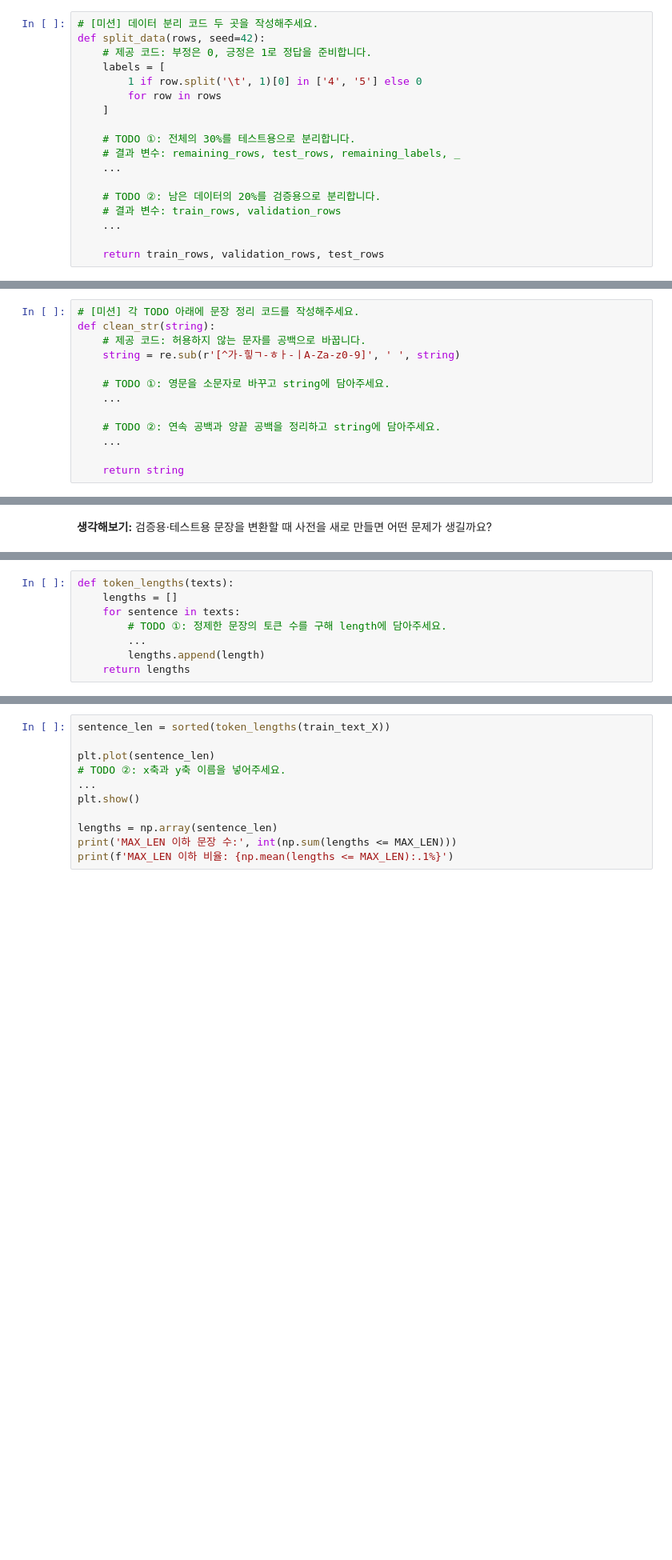
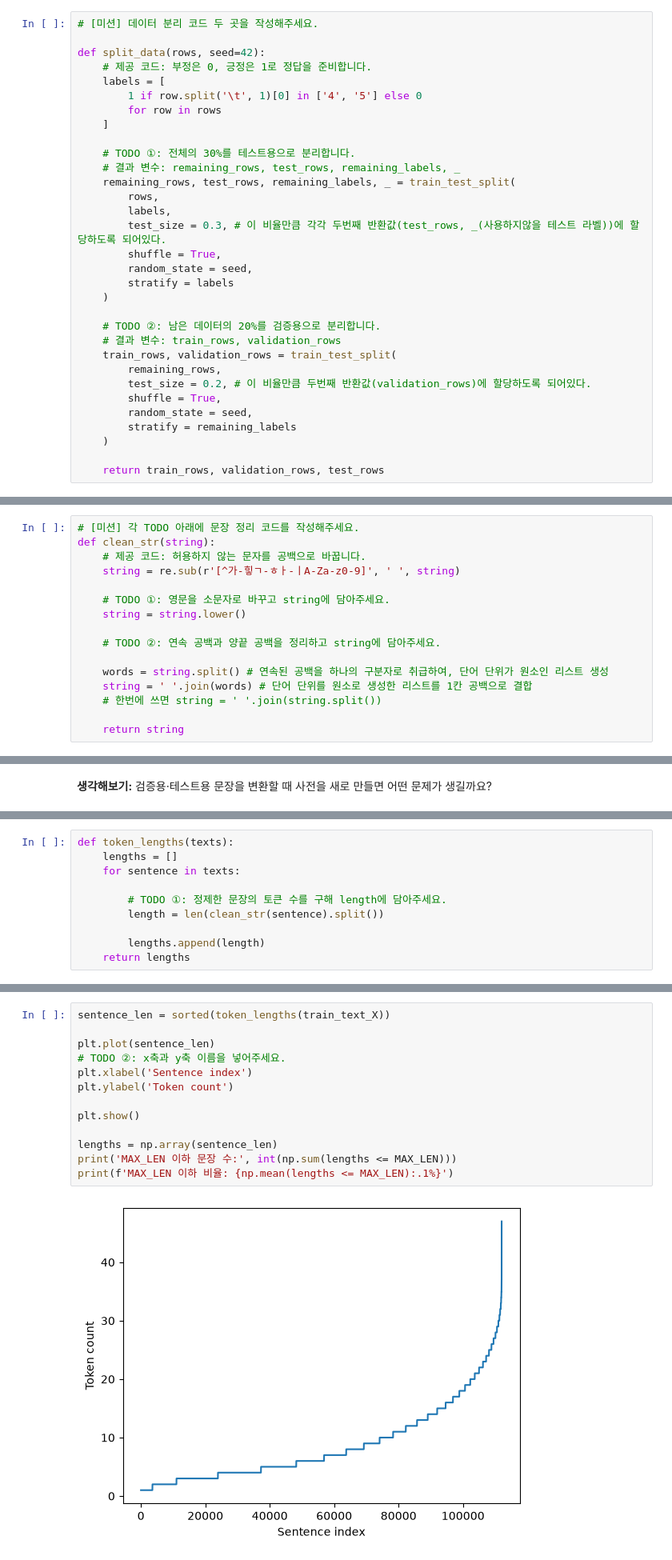
Before and after one commit to gdg-hongik-univ-program/gdg-7th-ai-mission, a Jupyter notebook: week1/week1_mission.ipynb, the cells around one changed output, grey strips where cells are left out. Shown at 80% size. Cells and saved outputs as stored; diff of their text form; blank space fills up the shorter version.

```diff
--- a/week1/week1_mission.ipynb
+++ b/week1/week1_mission.ipynb
@@ -170,6 +219,7 @@ print('리뷰 예시:', rows[:3])
 **HINT:** `test_size`는 따로 떼어둘 비율입니다. 리뷰와 라벨을 함께 전달하면 결과도 ‘남은 리뷰, 떼어둔 리뷰, 남은 라벨, 떼어둔 라벨’ 순서로 네 개가 반환됩니다.
 # %%
 # [미션] 데이터 분리 코드 두 곳을 작성해주세요.
+
 def split_data(rows, seed=42):
     # 제공 코드: 부정은 0, 긍정은 1로 정답을 준비합니다.
     labels = [
@@ -179,10 +229,23 @@ def split_data(rows, seed=42):
 
     # TODO ①: 전체의 30%를 테스트용으로 분리합니다.
     # 결과 변수: remaining_rows, test_rows, remaining_labels, _
-    ...
+    remaining_rows, test_rows, remaining_labels, _ = train_test_split(
+        rows,
+        labels,
+        test_size = 0.3, # 이 비율만큼 각각 두번째 반환값(test_rows, _(사용하지않을 테스트 라벨))에 할당하도록 되어있다.
+        shuffle = True,
+        random_state = seed,
+        stratify = labels
+    )
 
     # TODO ②: 남은 데이터의 20%를 검증용으로 분리합니다.
     # 결과 변수: train_rows, validation_rows
-    ...
+    train_rows, validation_rows = train_test_split(
+        remaining_rows,
+        test_size = 0.2, # 이 비율만큼 두번째 반환값(validation_rows)에 할당하도록 되어있다.
+        shuffle = True,
+        random_state = seed,
+        stratify = remaining_labels
+    )
 
     return train_rows, validation_rows, test_rows
@@ -283,9 +390,12 @@ def clean_str(string):
     string = re.sub(r'[^가-힣ㄱ-ㅎㅏ-ㅣA-Za-z0-9]', ' ', string)
 
     # TODO ①: 영문을 소문자로 바꾸고 string에 담아주세요.
-    ...
+    string = string.lower()
 
     # TODO ②: 연속 공백과 양끝 공백을 정리하고 string에 담아주세요.
-    ...
+
+    words = string.split() # 연속된 공백을 하나의 구분자로 취급하여, 단어 단위가 원소인 리스트 생성
+    string = ' '.join(words) # 단어 단위를 원소로 생성한 리스트를 1칸 공백으로 결합
+    # 한번에 쓰면 string = ' '.join(string.split())
 
     return string
@@ -434,7 +597,9 @@ print('train_X sample:', train_X[:5])
 def token_lengths(texts):
     lengths = []
     for sentence in texts:
+
         # TODO ①: 정제한 문장의 토큰 수를 구해 length에 담아주세요.
-        ...
+        length = len(clean_str(sentence).split())
+
         lengths.append(length)
     return lengths
@@ -461,11 +632,15 @@ print(token_lengths(['배송!! 좋아요', '', '가격 정말 좋아요']))
 # %%
 sentence_len = sorted(token_lengths(train_text_X))
 
 plt.plot(sentence_len)
 # TODO ②: x축과 y축 이름을 넣어주세요.
-...
+plt.xlabel('Sentence index')
+plt.ylabel('Token count')
+
 plt.show()
 
 lengths = np.array(sentence_len)
 print('MAX_LEN 이하 문장 수:', int(np.sum(lengths <= MAX_LEN)))
 print(f'MAX_LEN 이하 비율: {np.mean(lengths <= MAX_LEN):.1%}')
+# %% [output]
+[figure, added]
```
Also changed, not shown: parts of 27 cells of this notebook, 2 other files.
